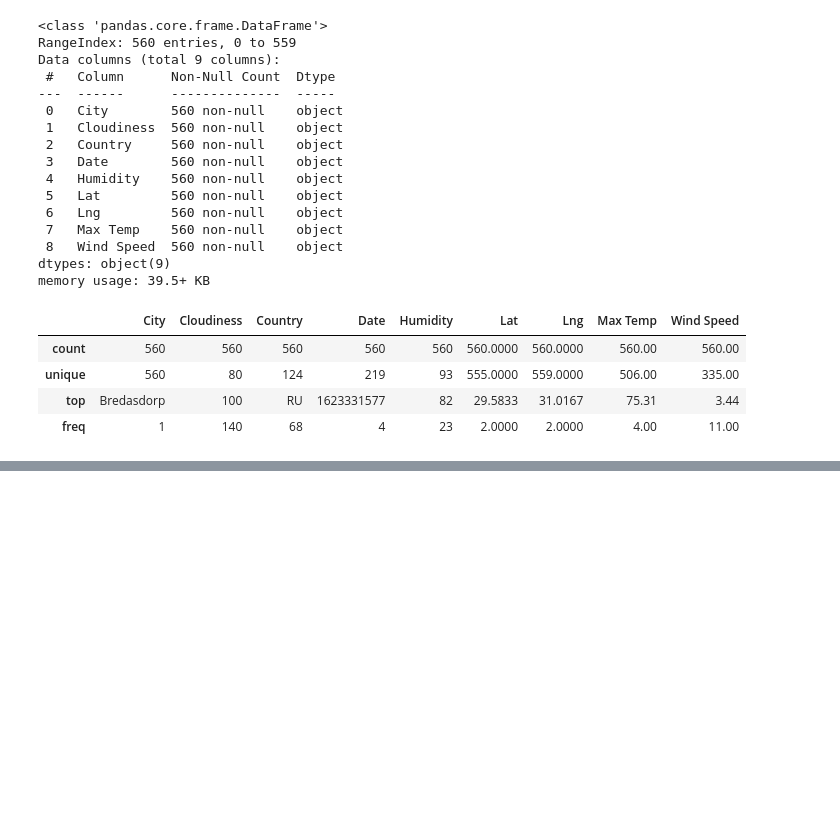
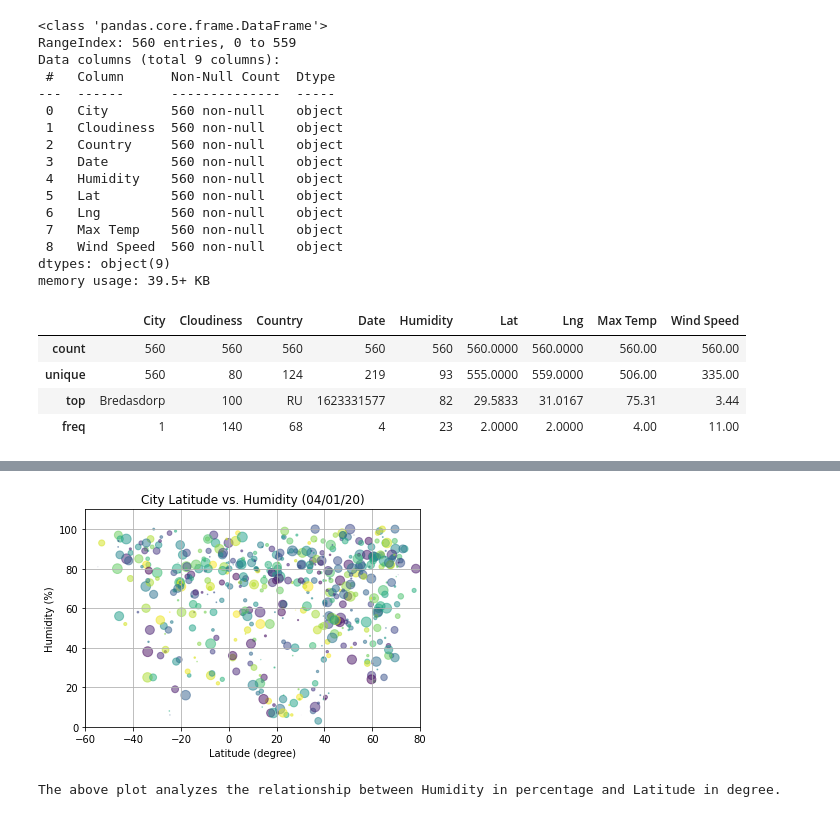
Before and after one commit to davro76/Python_API_Challenge, a Jupyter notebook: WeatherPy/weatherpy.ipynb, the cells around one changed output, grey strips where cells are left out. Cells and saved outputs as stored; diff of their text form; code cells hidden in the pictures; blank space fills up the shorter version.

```diff
--- a/WeatherPy/weatherpy.ipynb
+++ b/WeatherPy/weatherpy.ipynb
@@ -197 +198,21 @@ print("The highest temperatures are observed at latitudes between 0 and 40 degre
 The highest temperatures are observed at latitudes between 0 and 40 degrees, with a pic at 20 degrees.
+# %%
+# Latitude vs. Humidity Plot
+N = 560
+x = weather_df["Lat"]
+y = weather_df["Humidity"]
+colors = np.random.rand(N)
+area = (10 * np.random.rand(N))**2
+plt.scatter(x, y, s=area, c=colors, alpha=0.5)
+plt.grid()
+plt.xlabel("Latitude (degree)")
+plt.ylabel("Humidity (%)")
+plt.title("City Latitude vs. Humidity (04/01/20)")
+plt.xlim(-60,80)
+plt.ylim(0,110)
+plt.savefig("/Users/rodneydavermann/Desktop/Python_api_Challenge/OutputData/LatitudeHumidity.png")
+plt.show()
+print("The above plot analyzes the relationship between Humidity in percentage and Latitude in degree.")
+# %% [output]
+[figure, added]
+The above plot analyzes the relationship between Humidity in percentage and Latitude in degree.
```
Also changed, not shown: parts of 3 cells of this notebook, 4 other files.
